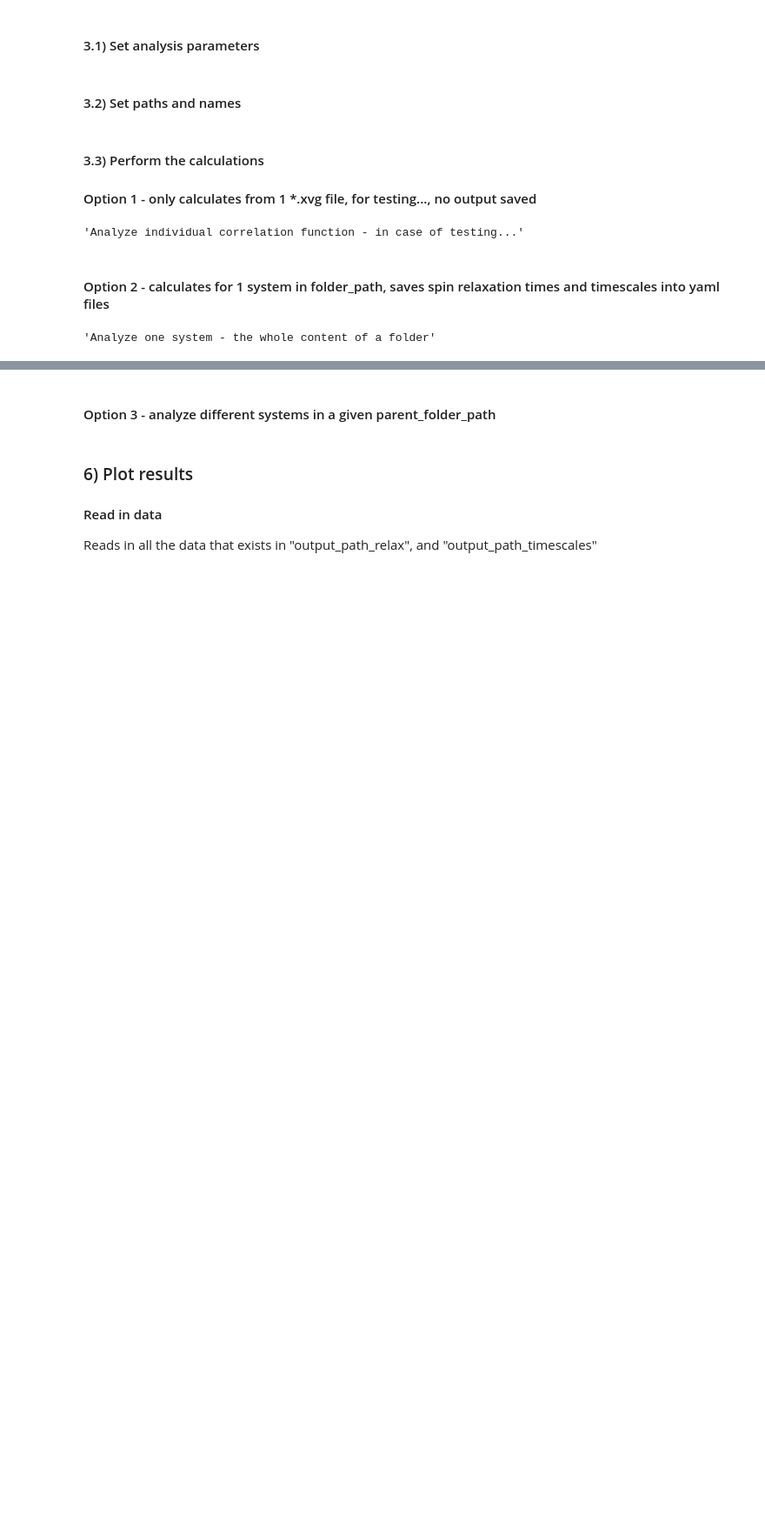
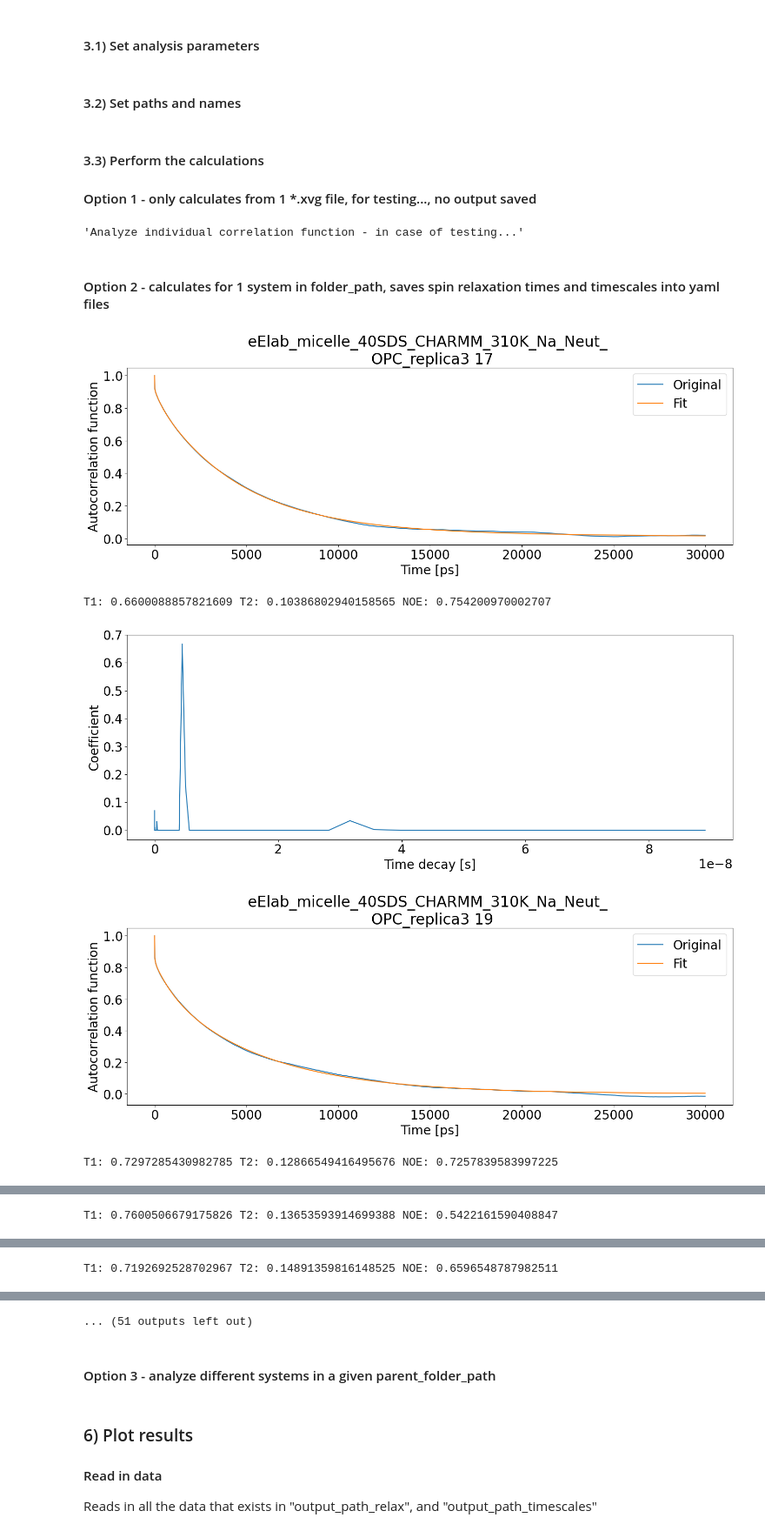
Before and after one commit to nencini/NMR_FF_tools, a Jupyter notebook: relaxation_times/RelaxationTimes.ipynb, the cells around one changed output, grey strips where cells are left out. Shown at 87% size. Cells and saved outputs as stored; diff of their text form; code cells hidden in the pictures; blank space fills up the shorter version.

Commit message:
add plotting of individual bonds

```diff
--- a/relaxation_times/RelaxationTimes.ipynb
+++ b/relaxation_times/RelaxationTimes.ipynb
@@ -180,7 +180,7 @@ OP=0 # order parameter
 smallest_corr_time=0 # enter in log scale -3 fs; 0 ps; 3 ns; 6 us;
 biggest_corr_time=5 # same as above
 N_exp_to_fit=100 # number of exponential functions to be fitted between the samlles and biggest corr time
-analyze=1/51 # the proportin of correlation data to be used for fitting, ex. 1/2 uses first half of the data
+analyze=1/50 # the proportin of correlation data to be used for fitting, ex. 1/2 uses first half of the data
 #magnetic_field=2.35 # 5.99 # 8.49 T (values used in SDS paper, J.Chem. Soc.,, Faraday Trans. 1, 1988, 84(12), 4475-4486)
 magn_field_MHz=850 # for values in MHz
 magnetic_field=magn_field_MHz*2*np.pi/gammaH*10**6
@@ -188,13 +188,13 @@ nuclei="15N" #nuclei to calculate: 2H-deutherium; 13C - carbon; 15N - nitrogen
 # %% [markdown]
 <h4>3.2) Set paths and names</h4>
 # %%
-parent_folder_path="CF/"   # for option 3 of calculation (not needed for option 2)
+parent_folder_path="../../CorysPeptides/correlation_functions/peptides/raw/"   # for option 3 of calculation (not needed for option 2)
 systems=[""]               # for opt 3, to further narrow down selection
                            # only takes the subfolders that contain the strings in the list
 
-folder_path="CF/non-Water_eElab_micelle_40SDS_CHARMM_310K_Na_Neut_OPC_replica2_N_HN/" # for opt 2, not needed for otp 3
+folder_path="../../CorysPeptides/correlation_functions/peptides/raw/eElab_micelle_40SDS_CHARMM_310K_Na_Neut_OPC_replica3_0_3000_N_HN/" # for opt 2, not needed for otp 3
 
-output_name="hMff_45SDS_s" # serves as a prefix for yaml output files
+output_name="eElab_micelle_40SDS_CHARMM_310K_Na_Neut_OPC_replica3" # serves as a prefix for yaml output files
                            # if None and README_correl.yaml exists, xtc file name is used
                            #delete the '=None' in the last argument of rt.analyze_all_in_folder(...,output_name=None)
                            # if you wish for the name here to be used
@@ -208,8 +208,8 @@ author_name="Ricky Nencini" # may be one day actually saved to somewhere :D
                             # for now be happy that you see your (or mine :D :D)
                             # beautiful name here :P
 
-output_path_relax="times/"            # folder to save spin relaxation times yaml files
-output_path_timescales="timescales/"  # folder to save timescale yaml files
+output_path_relax="../../CorysPeptides/relax_times_yamls/protein/raw_data/"            # folder to save spin relaxation times yaml files
+output_path_timescales="../../CorysPeptides/timescales_yamls/protein/raw_data/"  # folder to save timescale yaml files
 # %% [markdown]
 <h4>3.3) Perform the calculations </h4>
 <h4>Option 1 - only calculates from 1 *.xvg file, for testing..., no output saved</h4>
@@ -223,6 +223,10 @@ output_path_timescales="timescales/"  # folder to save timescale yaml files
 <h4>Option 2 - calculates for 1 system in folder_path, saves spin relaxation times and timescales into yaml files</h4>
 # %%
 """Analyze one system - the whole content of a folder"""
-aminoAcids=rt.analyze_all_in_folder(OP,smallest_corr_time, biggest_corr_time, N_exp_to_fit,analyze,magnetic_field,folder_path,nuclei,output_path_relax,output_path_timescales,output_name=None)
+aminoAcids=rt.analyze_all_in_folder(OP,smallest_corr_time, biggest_corr_time, N_exp_to_fit,analyze,magnetic_field,folder_path,nuclei,output_path_relax,output_path_timescales,output_name)
 # %% [output]
+[figure, added]
-'Analyze one system - the whole content of a folder'
+T1: 0.6600088857821609 T2: 0.10386802940158565 NOE: 0.754200970002707
+[figure, added]
+[figure, added]
+T1: 0.7297285430982785 T2: 0.12866549416495676 NOE: 0.7257839583997225
@@ -228,0 +235 @@ aminoAcids=rt.analyze_all_in_folder(OP,smallest_corr_time, biggest_corr_time, N_
+T1: 0.7600506679175826 T2: 0.13653593914699388 NOE: 0.5422161590408847
@@ -228,0 +238 @@ aminoAcids=rt.analyze_all_in_folder(OP,smallest_corr_time, biggest_corr_time, N_
+T1: 0.7192692528702967 T2: 0.14891359816148525 NOE: 0.6596548787982511
@@ -229,3 +240,4 @@ aminoAcids=rt.analyze_all_in_folder(OP,smallest_corr_time, biggest_corr_time, N_
+... (51 outputs left out)
 # %% [markdown]
 <h4>Option 3 - analyze different systems in a given parent_folder_path</h4>
 # %%
```
Also changed, not shown: parts of 3 cells of this notebook.
